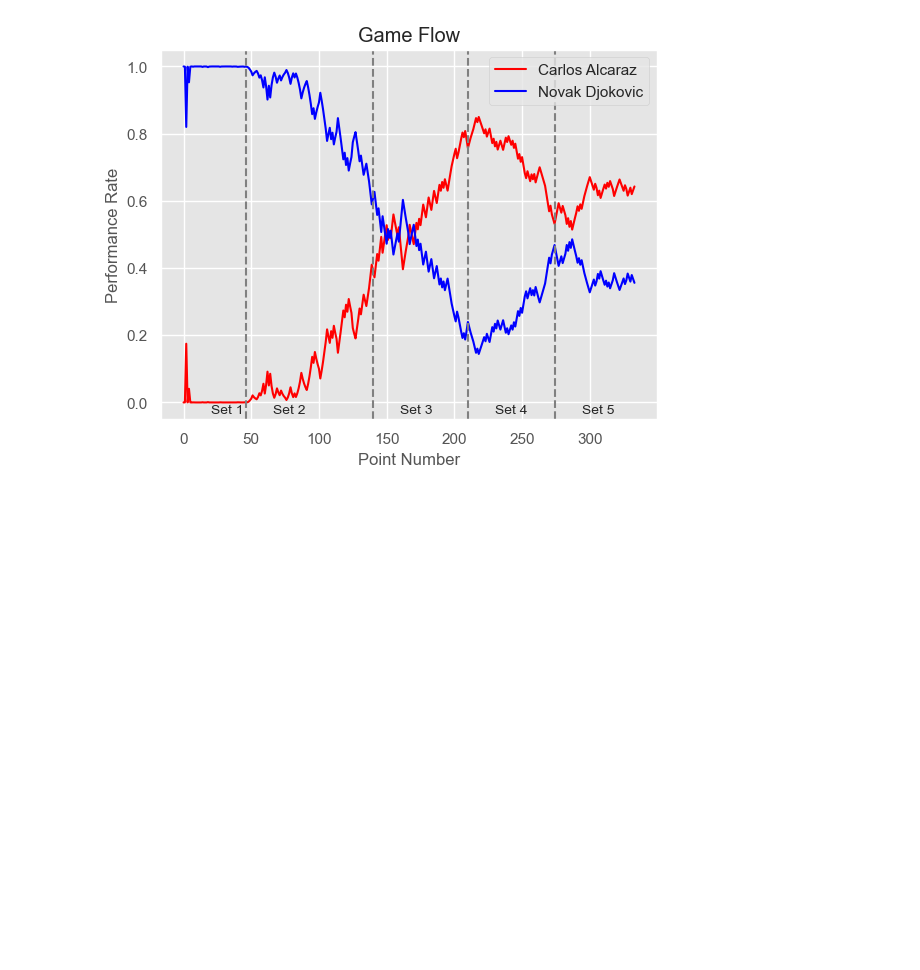
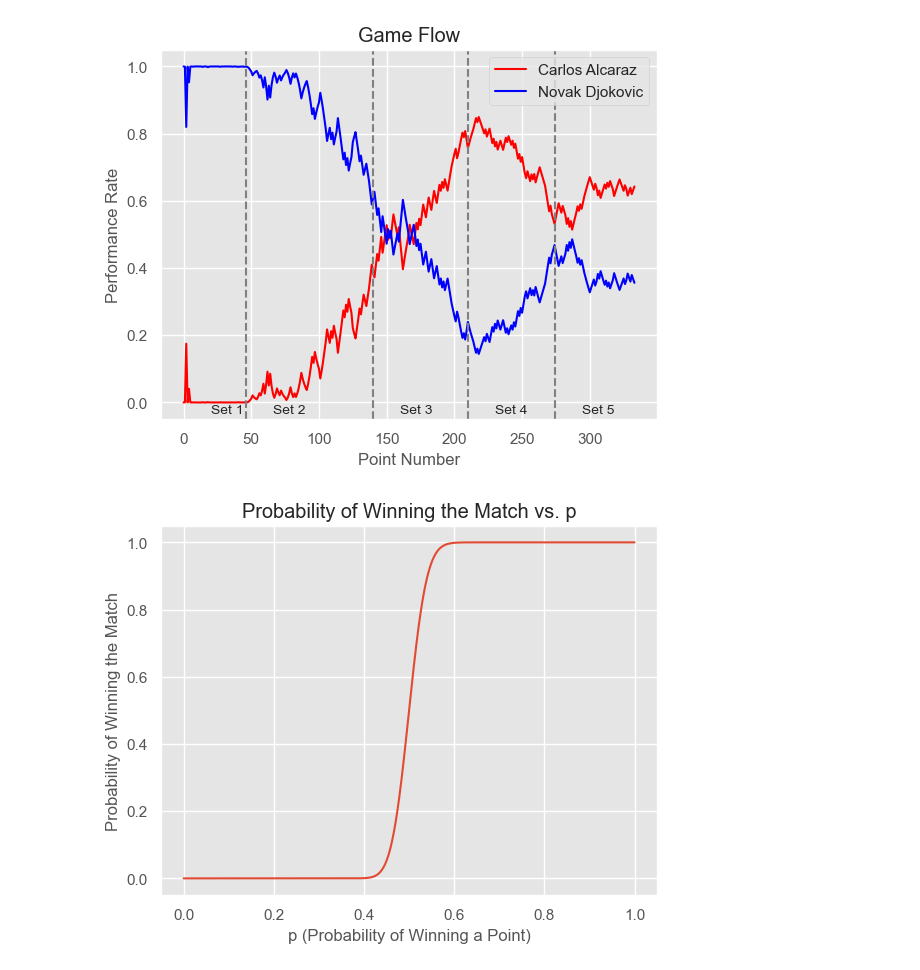
Before and after one commit to Alexkazmirchuk1/Tennis-Data-Analysis-Research, a Jupyter notebook: Game Flow.ipynb, the cells around one changed output. Drawn from its saved outputs; the diff is of its cells as text; code cells hidden in the pictures; blank space fills up the shorter version.

```diff
--- a/Game Flow.ipynb
+++ b/Game Flow.ipynb
@@ -38,9 +12,0 @@ def prob_hold_via_deuce(p):
-# %%
-def prob_hold(p):
-    """Probability server holds."""
-    return (
-        prob_hold_to_love(p) +
-        prob_hold_to_15(p) +
-        prob_hold_to_30(p) +
-        prob_hold_via_deuce(p)
-    )
@@ -82,12 +12,0 @@ def prob_tiebreaker(ps):
-# %%
-def prob_win_set(ps):
-    """Probability server holds."""
-    return (
-        prob_six_zero(ps) +
-        prob_six_one(ps) +
-        prob_six_two(ps) +
-        prob_six_three(ps) +
-        prob_six_four(ps) +
-        prob_seven_five(ps) +
-        prob_tiebreaker(ps)
-    )
@@ -110,8 +12,0 @@ def prob_three_two(pm):
-# %%
-def prob_win_match(pm):
-    """Probability server holds."""
-    return (
-        prob_three_zero(pm) +
-        prob_three_one(pm) +
-        prob_three_two(pm)
-    )
@@ -257,3 +181,20 @@ for index, value in enumerate(set_change_points):
 plt.show()
 # %% [output]
 [figure]
+# %%
+p_values = [i/1000 for i in range(1001)]  # Values between 0 and 1 with step 0.01
+
+# Calculate pm1_array for each p value
+pm1_array = []
+for p_value in p_values:
+    pm1_array.append(prob_win_match(prob_win_set(prob_hold(p_value))))
+
+# Plot pm1_array against p_values
+plt.plot(p_values, pm1_array)
+plt.xlabel('p (Probability of Winning a Point)')
+plt.ylabel('Probability of Winning the Match')
+plt.title('Probability of Winning the Match vs. p')
+plt.grid(True)
+plt.show()
+# %% [output]
+[figure, added]
```
Also changed, not shown: parts of 25 cells of this notebook, 3 other files.
